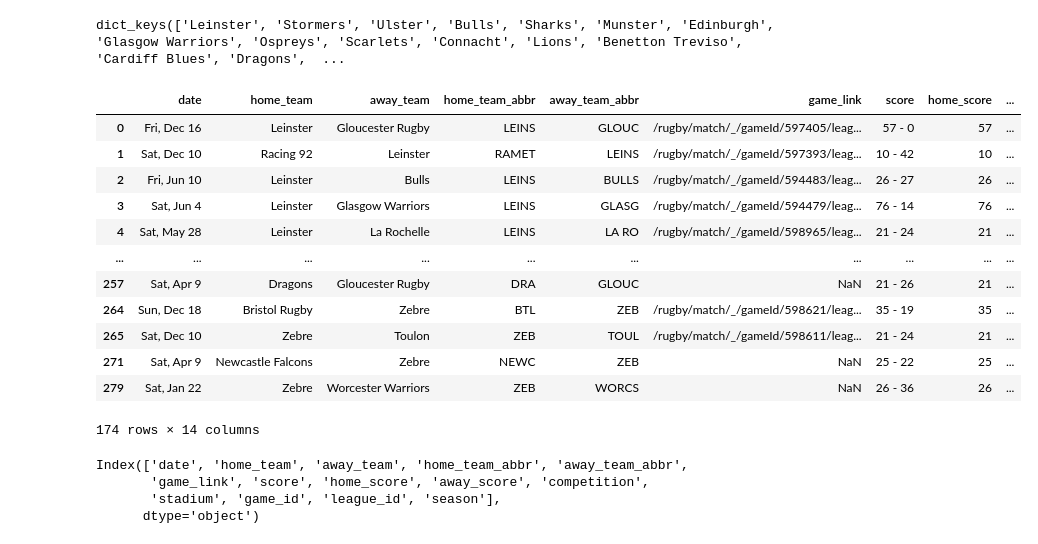
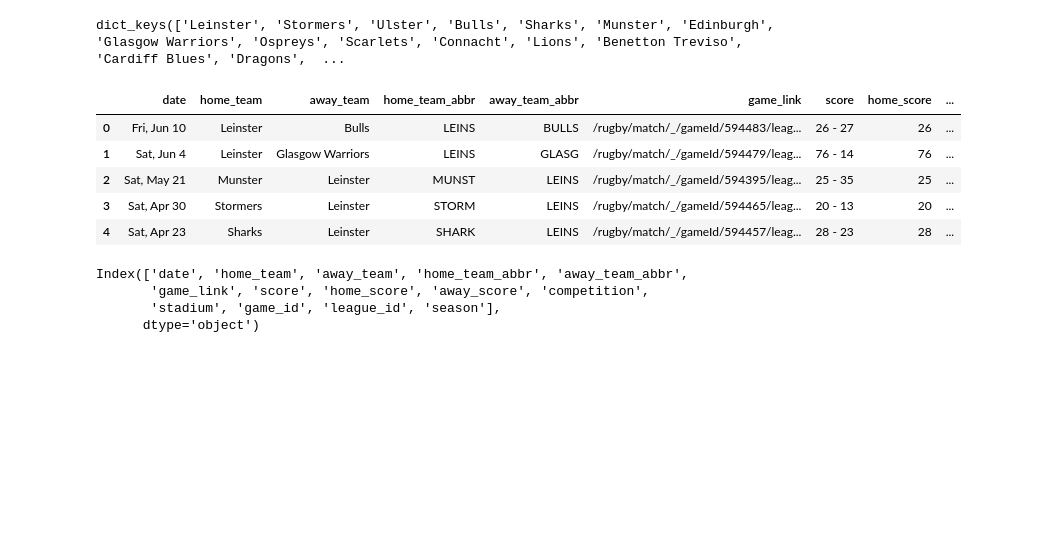
Before and after one commit to CGrosh/Rugby_DB_Analysis, a Jupyter notebook: scrape_code/rugby_scrape_nb.ipynb, the cells around one changed output. Cells and saved outputs as stored; diff of their text form; code cells hidden in the pictures; blank space fills up the shorter version.

Commit message:
scraper class tests with munster

```diff
--- a/scrape_code/rugby_scrape_nb.ipynb
+++ b/scrape_code/rugby_scrape_nb.ipynb
@@ -47,7 +47,7 @@ def get_teams_list(season, league):
     return team_name_link
 
 
-def get_schedule(teams_list, season):
+def get_schedule(teams_list, league, season):
 
     if len(teams_list.keys()) == 0:
         sched_dict = {}
@@ -62,7 +62,7 @@ def get_schedule(teams_list, season):
 
             team_id = teams_list[team][1]
 
-            team_page_resp = requests.get(results_base_url+team_id+'/season/{}'.format(season), headers=headers).content
+            team_page_resp = requests.get(results_base_url+team_id+'/league/{}/season/{}'.format(league, season), headers=headers).content
             team_soup = BeautifulSoup(team_page_resp, 'html.parser')
 
             full_sched = team_soup.find(id='sched-container')
@@ -151,7 +151,7 @@ team_links
  'Dragons': ['/rugby/team/_/id/25967/dragons', '25967'],
  'Zebre': ['/rugby/team/_/id/167124/zebre', '167124']}
 # %%
-team_sched = get_schedule(team_links, 2022)
+team_sched = get_schedule(team_links, 270557, 2022)
 # %%
 team_sched.keys()
 # %% [output]
@@ -172,19 +174,12 @@ team_dfs = pd.concat(comb_df, axis=0, ignore_index=True).drop_duplicates()
 # %%
-team_dfs
+team_dfs.head()
 # %% [output]
 |  | date | home_team | away_team | home_team_abbr | away_team_abbr | game_link | score | home_score | ... |
-| 0 | Fri, Dec 16 | Leinster | Gloucester Rugby | LEINS | GLOUC | /rugby/match/_/gameId/597405/leag... | 57 - 0 | 57 | ... |
-| 1 | Sat, Dec 10 | Racing 92 | Leinster | RAMET | LEINS | /rugby/match/_/gameId/597393/leag... | 10 - 42 | 10 | ... |
-| 2 | Fri, Jun 10 | Leinster | Bulls | LEINS | BULLS | /rugby/match/_/gameId/594483/leag... | 26 - 27 | 26 | ... |
-| 3 | Sat, Jun 4 | Leinster | Glasgow Warriors | LEINS | GLASG | /rugby/match/_/gameId/594479/leag... | 76 - 14 | 76 | ... |
-| 4 | Sat, May 28 | Leinster | La Rochelle | LEINS | LA RO | /rugby/match/_/gameId/598965/leag... | 21 - 24 | 21 | ... |
-| ... | ... | ... | ... | ... | ... | ... | ... | ... | ... |
-| 257 | Sat, Apr 9 | Dragons | Gloucester Rugby | DRA | GLOUC | NaN | 21 - 26 | 21 | ... |
-| 264 | Sun, Dec 18 | Bristol Rugby | Zebre | BTL | ZEB | /rugby/match/_/gameId/598621/leag... | 35 - 19 | 35 | ... |
-| 265 | Sat, Dec 10 | Zebre | Toulon | ZEB | TOUL | /rugby/match/_/gameId/598611/leag... | 21 - 24 | 21 | ... |
-| 271 | Sat, Apr 9 | Newcastle Falcons | Zebre | NEWC | ZEB | NaN | 25 - 22 | 25 | ... |
-| 279 | Sat, Jan 22 | Zebre | Worcester Warriors | ZEB | WORCS | NaN | 26 - 36 | 26 | ... |
+| 0 | Fri, Jun 10 | Leinster | Bulls | LEINS | BULLS | /rugby/match/_/gameId/594483/leag... | 26 - 27 | 26 | ... |
+| 1 | Sat, Jun 4 | Leinster | Glasgow Warriors | LEINS | GLASG | /rugby/match/_/gameId/594479/leag... | 76 - 14 | 76 | ... |
+| 2 | Sat, May 21 | Munster | Leinster | MUNST | LEINS | /rugby/match/_/gameId/594395/leag... | 25 - 35 | 25 | ... |
+| 3 | Sat, Apr 30 | Stormers | Leinster | STORM | LEINS | /rugby/match/_/gameId/594465/leag... | 20 - 13 | 20 | ... |
+| 4 | Sat, Apr 23 | Sharks | Leinster | SHARK | LEINS | /rugby/match/_/gameId/594457/leag... | 28 - 23 | 28 | ... |
-174 rows × 14 columns
 # %%
 team_dfs.columns
 # %% [output]
```
Also changed, not shown: parts of 1 cell of this notebook, 1 other file.
